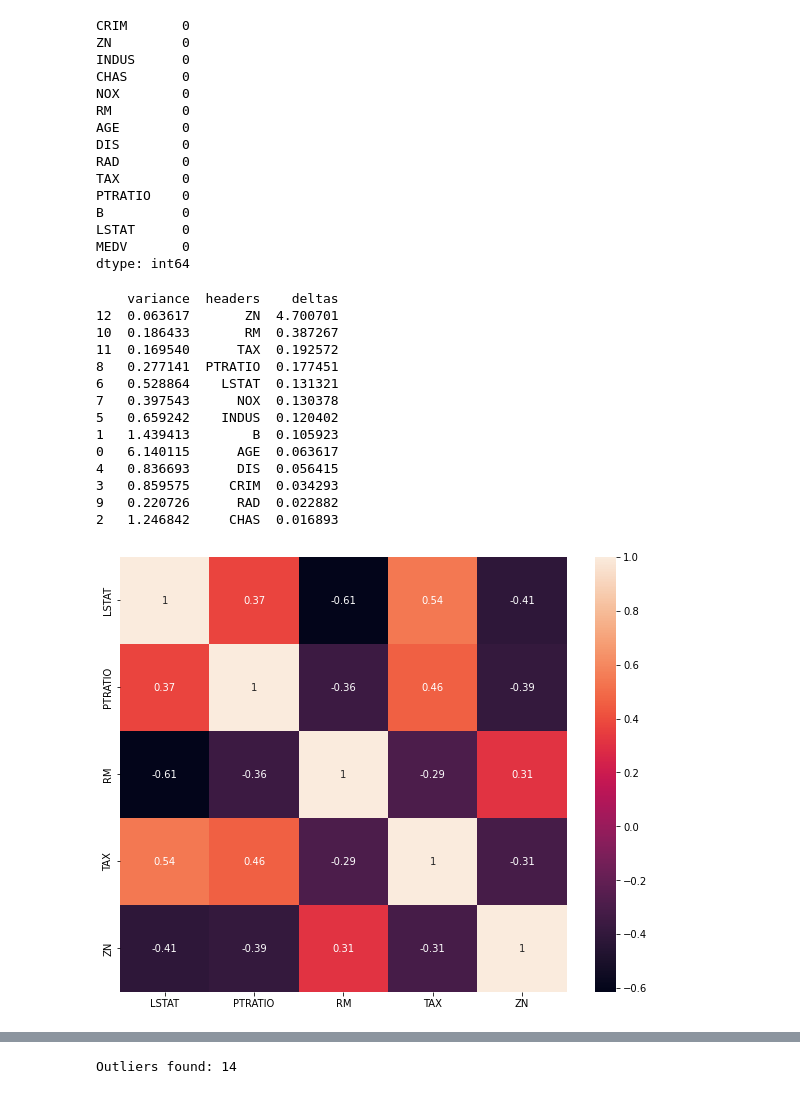
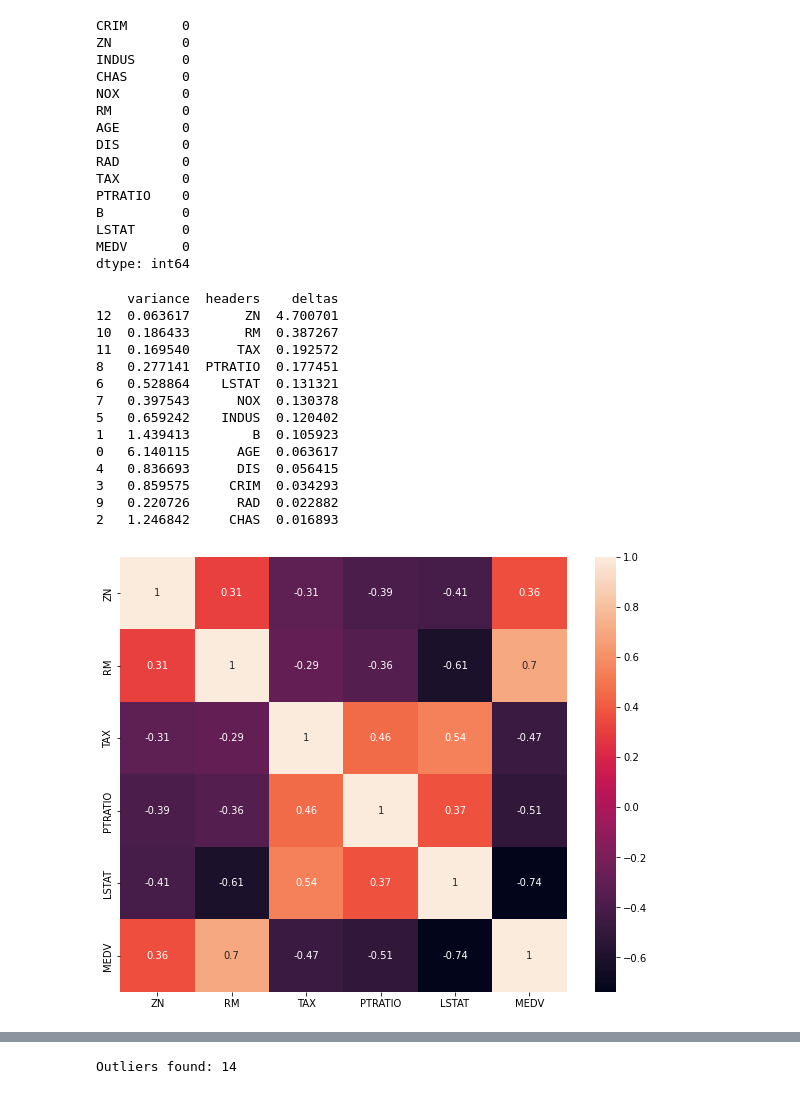
Before and after one commit to NPGiorgi/mlucu, a Jupyter notebook: houses/houses.ipynb, the cells around one changed output, grey strips where cells are left out. Saved outputs shown, nothing was run; the diff lists cells and outputs as text; code cells hidden in the pictures.

```diff
--- a/houses/houses.ipynb
+++ b/houses/houses.ipynb
@@ -51,14 +60,6 @@ dtype: int64
 # %%
 from matplotlib import pyplot as plt
 from sklearn.decomposition import PCA
-from sklearn.preprocessing import StandardScaler
-import seaborn as sns
-
-features = df.columns.difference(["MEDV"])
-
-df[features] = StandardScaler().fit_transform(df[features])
-
-df.convert_dtypes()
 
 # apply PCA to see variance by feature
 pca = PCA(n_components=len(features))
@@ -80,14 +81,8 @@ variance_df.sort_values("deltas", ascending=False, inplace=True)
 
 print(variance_df)
 
-# keep top 9 features that provide more variance
+# keep top 5 features that provide more variance
 df.drop(variance_df.tail(len(variance_by_feature) - 5)["headers"], inplace=True, axis=1)
-
-features = df.columns.difference(["MEDV"])
-
-correlation_matrix = df[features].corr()
-plt.figure(figsize=(10,8))
-sns.heatmap(correlation_matrix, annot=True);
 # %% [output]
     variance  headers    deltas
 12  0.063617       ZN  4.700701
@@ -103,7 +98,12 @@ sns.heatmap(correlation_matrix, annot=True);
 3   0.859575     CRIM  0.034293
 9   0.220726      RAD  0.022882
 2   1.246842     CHAS  0.016893
-[figure, removed]
+# %%
+correlation_matrix = df[df.columns].corr()
+plt.figure(figsize=(10,8))
+sns.heatmap(correlation_matrix, annot=True);
+# %% [output]
+[figure, added]
 # %%
 from sklearn.model_selection import train_test_split, cross_val_score
 from sklearn.linear_model import LinearRegression
```
Also changed, not shown: parts of 5 cells of this notebook, 5 other files.
